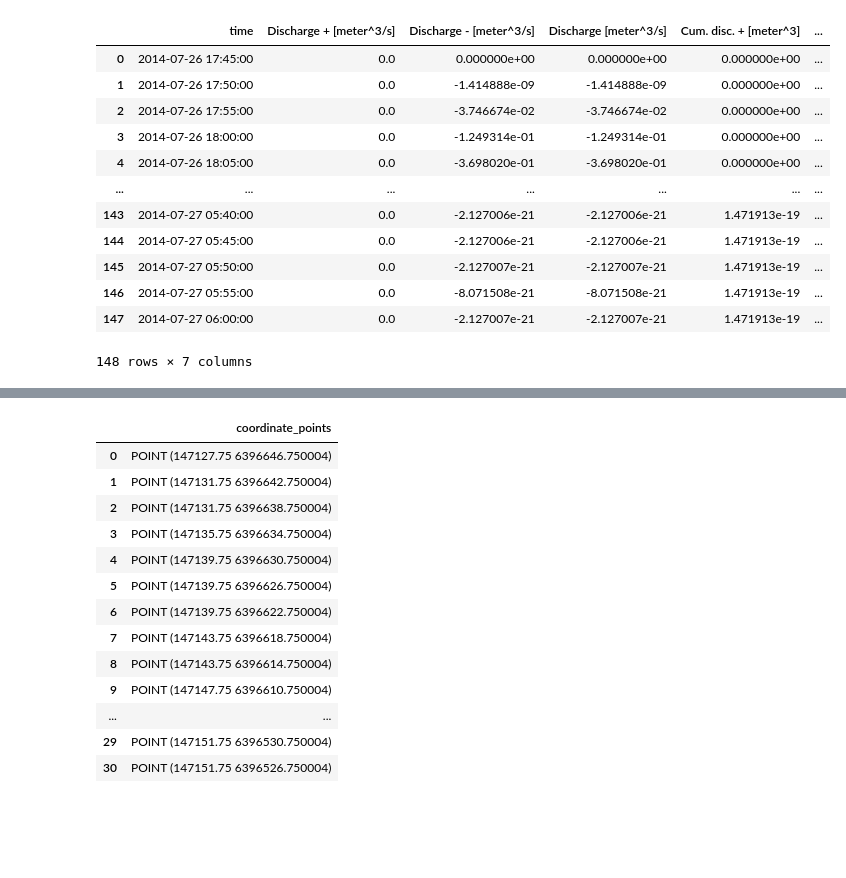
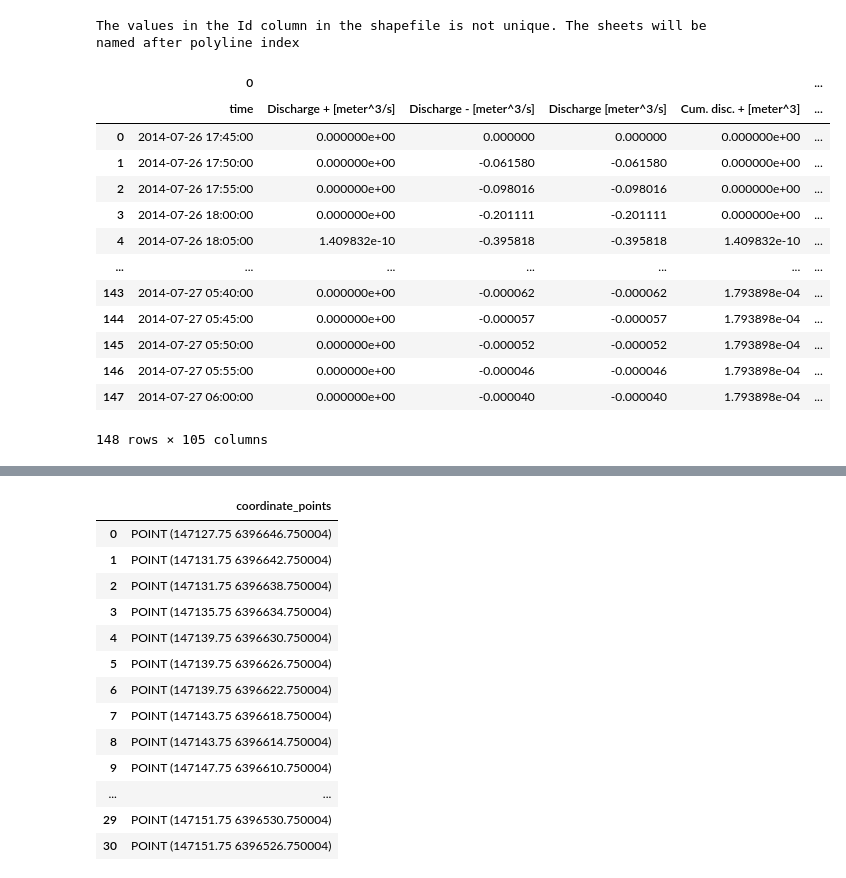
Before and after one commit to mar-sv/personal_projects, a Jupyter notebook: Apps/dfs2tocsv_app/functions_cont.ipynb, the cells around one changed output, grey strips where cells are left out. Saved outputs shown, nothing was run; the diff lists cells and outputs as text; code cells hidden in the pictures; blank space fills up the shorter version.

```diff
--- a/Apps/dfs2tocsv_app/functions_cont.ipynb
+++ b/Apps/dfs2tocsv_app/functions_cont.ipynb
@@ -181,7 +181,6 @@ def get_values_for_linestring(grid_size, ds, geometry_row):
         df_result = pd.concat([df_result, df_next_coord])
         calculated_coords.append(new_coord_list)
 
-    df_check = df_result
     df_result = df_result.groupby('time', as_index=False).sum()
     # For swedish users, the , is the default separator, instead of . (This is a feature requested by the user)
     # columns = df_result.columns
@@ -189,10 +188,10 @@ def get_values_for_linestring(grid_size, ds, geometry_row):
     #    df_result[col] = df_result[col].astype(
     #        str).str.replace('.', ',', regex=False)
 
-    return df_result, df_check
+    return df_result
 
 
-def dfs2tocsv(filepath_ds, filepath_shape):
+def dfs2tocsv(filepath_ds, filepath_shape,output_dir_and_name):
 
     # Check whether it is a dfs2 file or not
     if filepath_ds[-4:] != 'dfs2':
@@ -212,8 +211,14 @@ def dfs2tocsv(filepath_ds, filepath_shape):
 
     # Check whether the file is a Polyline
     if not isinstance(shape_df['geometry'][0], LineString):
-        print('The file is not a Polyline, please specify a PolyLine instead.')
+        print('The file is not a Polyline, please specify a Polyline instead.')
         return False
+
+    index_check = 0
+    #Check whether the ids are unique in the shapefile
+    if len(shape_df['Id']) != shape_df['Id'].nunique():
+        index_check = 1
+        print('The values in the Id column in the shapefile is not unique. The sheets will be named after polyline index')
 
     # Get grid size
     grid_size = get_grid_size(ds)
@@ -232,41 +237,52 @@ def dfs2tocsv(filepath_ds, filepath_shape):
         # If angle is in the second or third quadrant, the general direction is right, so it must be reversed
         if (angle > 90) | (angle < -90):
             row['geometry'] = reverse_geom(row['geometry'])
-            print(
-                'The cross section is defined from right to left. The cross section will be reversed.')
-        df_dict[index] = get_values_for_linestring(
-            grid_size, ds, row['geometry'])
+            #print(
+            #    'The cross section is defined from right to left. The cross section will be reversed.')
+        if index_check == 1:
+            df_dict[index] = get_values_for_linestring(
+                grid_size, ds, row['geometry'])
+        else:
+            df_dict[row['Id']] = get_values_for_linestring(
+                grid_size, ds, row['geometry'])
+
 
     # Create a multilevel indexed dataframe for easier read in the csv format (requested by users)
     resultant_df = pd.concat(df_dict.values(), axis=1, keys=df_dict.keys())
-    # resultant_df.to_csv(output_dir_and_name, sep=';')
-    return resultant_df
+    #resultant_df.to_csv(output_dir_and_name, sep=';')
+
+    #Try with excelwriter
+    with pd.ExcelWriter(output_dir_and_name) as writer:
+        for key, value in df_dict.items():
+            value.to_excel(writer,sheet_name=str(key))
+    #return resultant_df
 
 
 # if __name__ == '__main__':
 #    dfs2tocsv(sys.argv[1], sys.argv[2], sys.argv[3])
 # %%
 filepath_ds = r'C:\Project folder\python_specialuppdrag\MASV specialuppdrag\06_Linnestaden_HPQ.dfs2'
-filepath_shp = r'C:\Project folder\python_specialuppdrag\MASV specialuppdrag\test_cells.shp'
+filepath_shp = r'C:\Project folder\python_specialuppdrag\MASV specialuppdrag\Flödessektioner_new_230206.shp'
+output_dir = r'C:\Project folder\python_specialuppdrag\output_csvs\heja.xls'
 #test = dfs2tocsv(filepath_ds,filepath_shp)
 ds = mi.read(filepath_ds)
 shape_df = gdp.read_file(filepath_shp)
 grid_size= get_grid_size(ds)
-test,df_check= get_values_for_linestring(grid_size, ds, shape_df['geometry'][0])
-#test_df = dfs2tocsv(filepath_ds,filepath_shp)
+#test,df_check= get_values_for_linestring(grid_size, ds, shape_df['geometry'][0])
+dfs2tocsv(filepath_ds,filepath_shp,output_dir)
+# %% [output]
+The values in the Id column in the shapefile is not unique. The sheets will be named after polyline index
+|  | 0 |  |  |  |  | ... |
+|  | time | Discharge + [meter^3/s] | Discharge - [meter^3/s] | Discharge [meter^3/s] | Cum. disc. + [meter^3] | ... |
+| 0 | 2014-07-26 17:45:00 | 0.000000e+00 | 0.000000 | 0.000000 | 0.000000e+00 | ... |
+| 1 | 2014-07-26 17:50:00 | 0.000000e+00 | -0.061580 | -0.061580 | 0.000000e+00 | ... |
+| 2 | 2014-07-26 17:55:00 | 0.000000e+00 | -0.098016 | -0.098016 | 0.000000e+00 | ... |
+| 3 | 2014-07-26 18:00:00 | 0.000000e+00 | -0.201111 | -0.201111 | 0.000000e+00 | ... |
+| 4 | 2014-07-26 18:05:00 | 1.409832e-10 | -0.395818 | -0.395818 | 1.409832e-10 | ... |
+| ... | ... | ... | ... | ... | ... | ... |
+| 143 | 2014-07-27 05:40:00 | 0.000000e+00 | -0.000062 | -0.000062 | 1.793898e-04 | ... |
+| 144 | 2014-07-27 05:45:00 | 0.000000e+00 | -0.000057 | -0.000057 | 1.793898e-04 | ... |
+| 145 | 2014-07-27 05:50:00 | 0.000000e+00 | -0.000052 | -0.000052 | 1.793898e-04 | ... |
+| 146 | 2014-07-27 05:55:00 | 0.000000e+00 | -0.000046 | -0.000046 | 1.793898e-04 | ... |
+| 147 | 2014-07-27 06:00:00 | 0.000000e+00 | -0.000040 | -0.000040 | 1.793898e-04 | ... |
+148 rows × 105 columns
-# %%
-test
-# %% [output]
-|  | time | Discharge + [meter^3/s] | Discharge - [meter^3/s] | Discharge [meter^3/s] | Cum. disc. + [meter^3] | ... |
-| 0 | 2014-07-26 17:45:00 | 0.0 | 0.000000e+00 | 0.000000e+00 | 0.000000e+00 | ... |
-| 1 | 2014-07-26 17:50:00 | 0.0 | -1.414888e-09 | -1.414888e-09 | 0.000000e+00 | ... |
-| 2 | 2014-07-26 17:55:00 | 0.0 | -3.746674e-02 | -3.746674e-02 | 0.000000e+00 | ... |
-| 3 | 2014-07-26 18:00:00 | 0.0 | -1.249314e-01 | -1.249314e-01 | 0.000000e+00 | ... |
-| 4 | 2014-07-26 18:05:00 | 0.0 | -3.698020e-01 | -3.698020e-01 | 0.000000e+00 | ... |
-| ... | ... | ... | ... | ... | ... | ... |
-| 143 | 2014-07-27 05:40:00 | 0.0 | -2.127006e-21 | -2.127006e-21 | 1.471913e-19 | ... |
-| 144 | 2014-07-27 05:45:00 | 0.0 | -2.127006e-21 | -2.127006e-21 | 1.471913e-19 | ... |
-| 145 | 2014-07-27 05:50:00 | 0.0 | -2.127007e-21 | -2.127007e-21 | 1.471913e-19 | ... |
-| 146 | 2014-07-27 05:55:00 | 0.0 | -8.071508e-21 | -8.071508e-21 | 1.471913e-19 | ... |
-| 147 | 2014-07-27 06:00:00 | 0.0 | -2.127007e-21 | -2.127007e-21 | 1.471913e-19 | ... |
-148 rows × 7 columns
```
Also changed, not shown: parts of 1 cell of this notebook.
